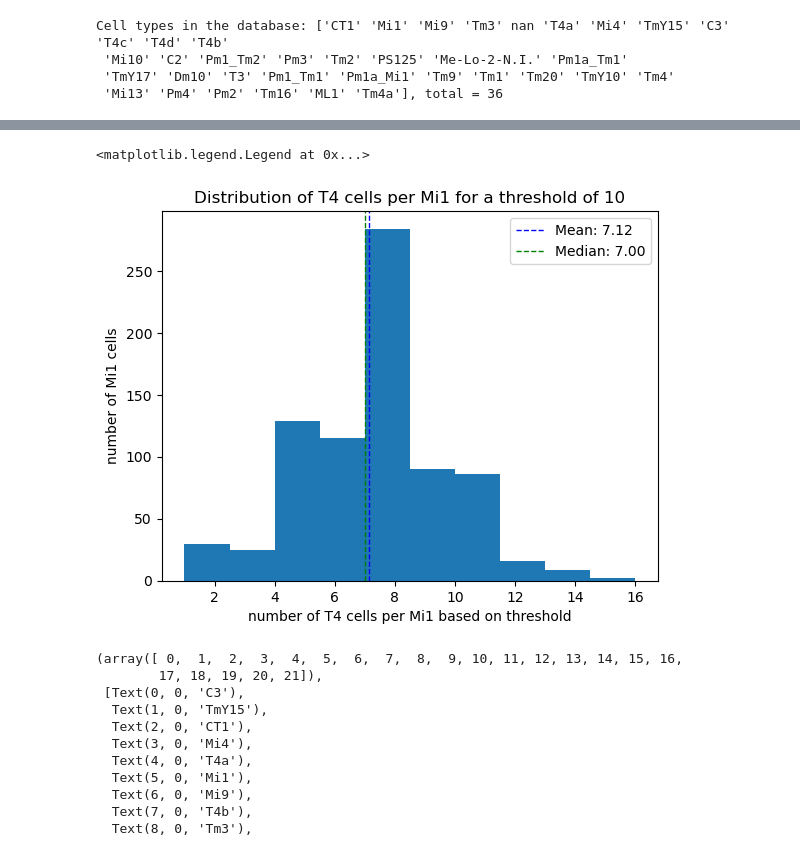
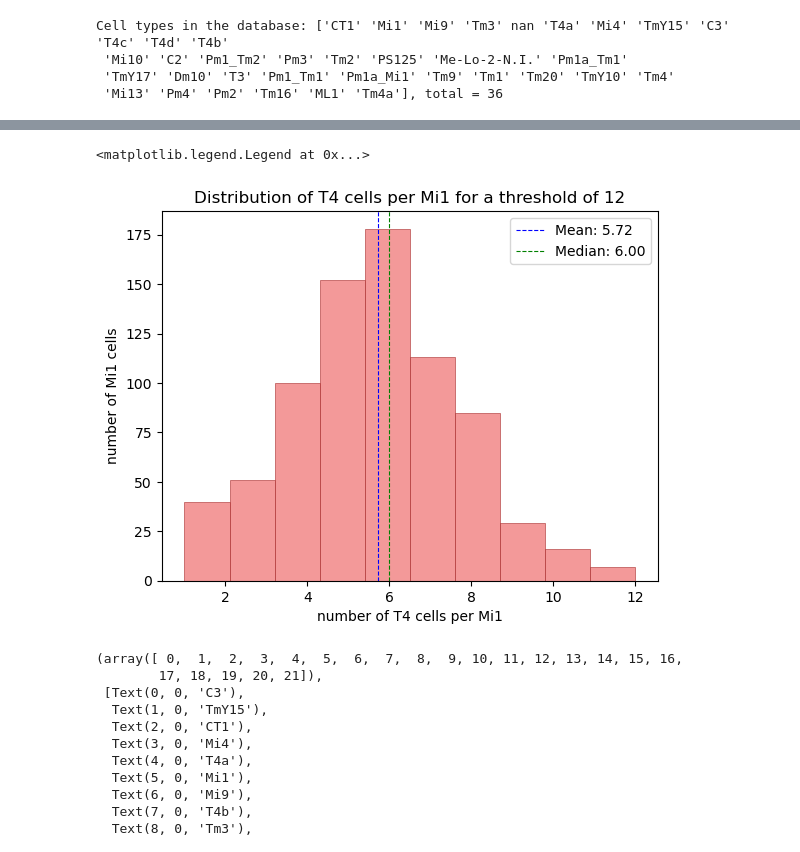
Before and after one commit to mariaioan/T4-connectome-analysis, a Jupyter notebook: proofreading-tables/figure_1.ipynb, the cells around one changed output, grey strips where cells are left out. Cells and saved outputs as stored; diff of their text form; code cells hidden in the pictures.

Commit message:
new plots, number of T4 cells

```diff
--- a/proofreading-tables/figure_1.ipynb
+++ b/proofreading-tables/figure_1.ipynb
@@ -123,19 +144,20 @@ plt.legend()
 # %%
 ## Now I would like to plot for each threshold a distribution of the number of T4 cells for the Mi1s
 ## this will allow me to investigate if the distributions are wide, and whether I can take the mean..
-thres = threshold[9]
-plt.hist(number_of_t4[9])
+thres = 11 # threshold 20 would be in position 19
+thres = threshold[thres]
+plt.hist(number_of_t4[thres], color = 'lightcoral', edgecolor = 'brown', linewidth = 0.5, alpha = 0.8)
 plt.ylabel('number of Mi1 cells')
-plt.xlabel('number of T4 cells per Mi1 based on threshold')
+plt.xlabel('number of T4 cells per Mi1')
 plt.title(f'Distribution of T4 cells per Mi1 for a threshold of {thres}')
-mean_value = np.mean(number_of_t4[9])
-median_value = np.median(number_of_t4[9])
-plt.axvline(mean_value, color='blue', linestyle='dashed', linewidth=1, label=f'Mean: {mean_value:.2f}')
-plt.axvline(median_value, color='green', linestyle='dashed', linewidth=1, label=f'Median: {median_value:.2f}')
+mean_value = np.mean(number_of_t4[thres])
+median_value = np.median(number_of_t4[thres])
+plt.axvline(mean_value, color='blue', linestyle='dashed', linewidth=0.8, label=f'Mean: {mean_value:.2f}')
+plt.axvline(median_value, color='green', linestyle='dashed', linewidth=0.8, label=f'Median: {median_value:.2f}')
 plt.legend()
 # %% [output]
 <matplotlib.legend.Legend at 0x...>
-[figure, old version]
+[figure, new version]
 # %%
 # load dataset for each Mi1 its T4 output
 db_Mi1 = pd.read_excel(r'C:\Users\maria\OneDrive\Documents\GitHub\connectome-analysis-main_thesis\Mi1_outputs\Mi1_neurons_output_count_R_25Jan2024.xlsx')
```
Also changed, not shown: parts of 3 cells of this notebook.
